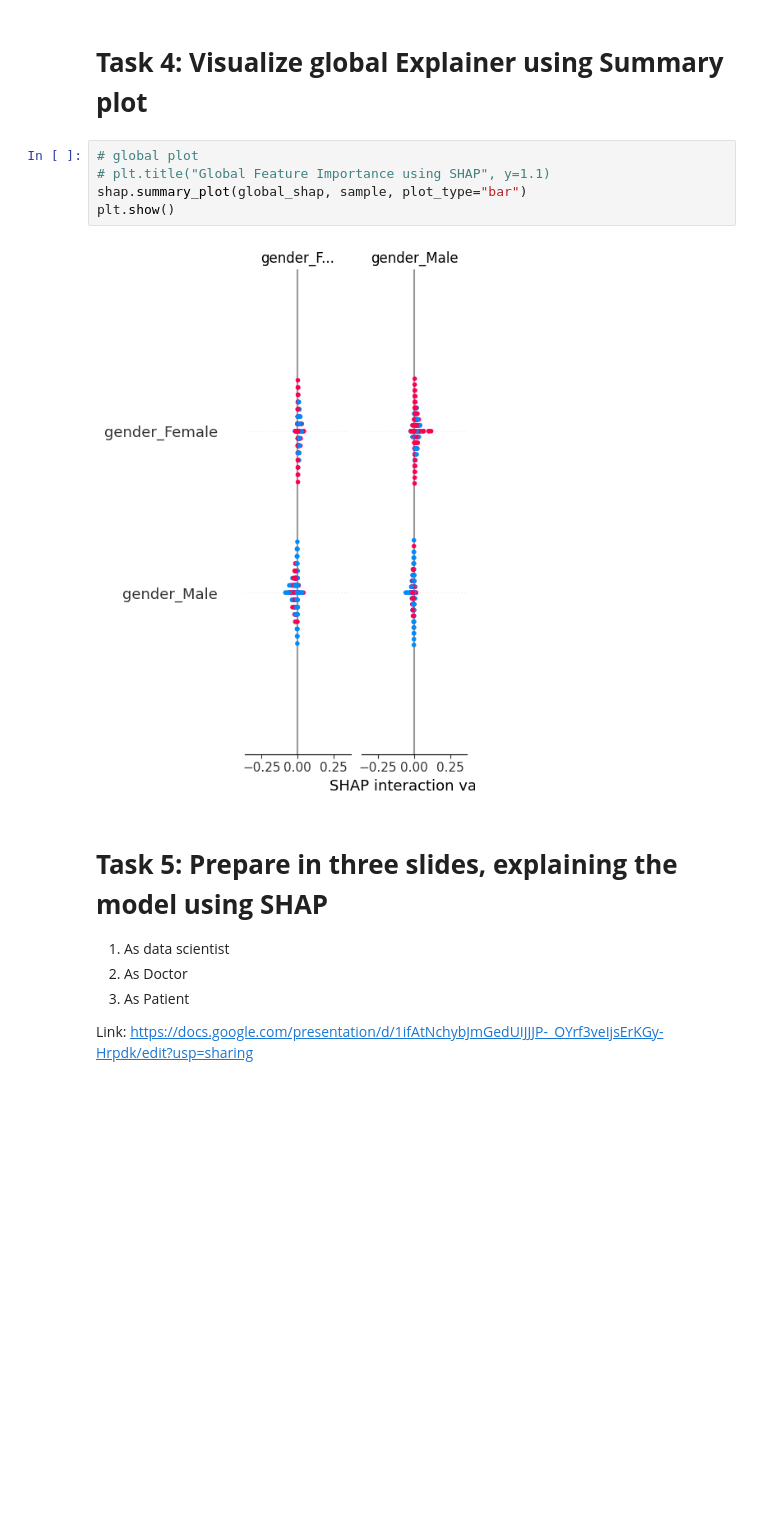
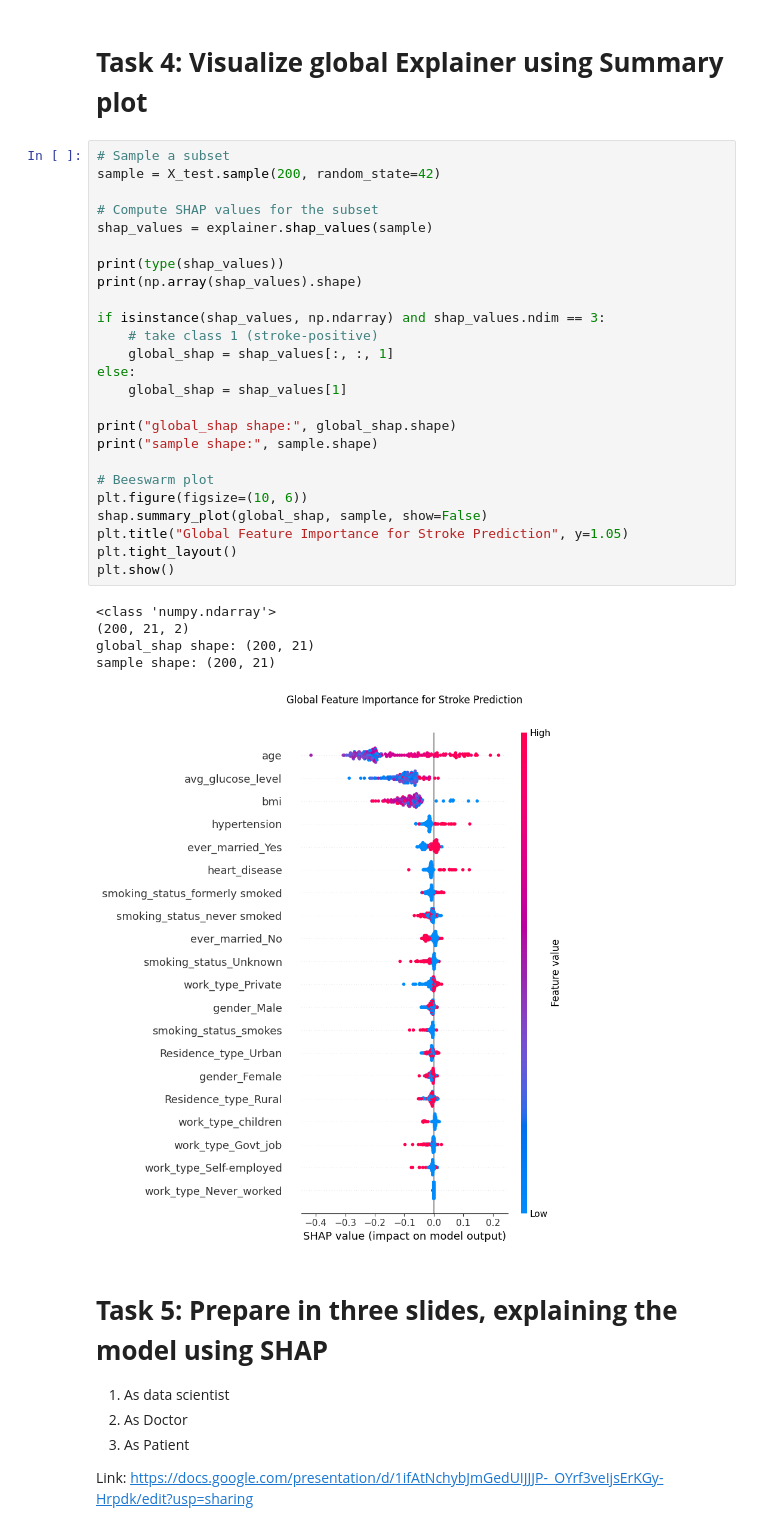
Before and after one commit to esther-pui/WQF7009-Assignment-1, a Jupyter notebook: stroke_prediction.ipynb, the cells around one changed output. Drawn from its saved outputs; the diff is of its cells as text; blank space fills up the shorter version.

```diff
--- a/stroke_prediction.ipynb
+++ b/stroke_prediction.ipynb
@@ -224,12 +224,36 @@ plt.show()
 # %% [markdown]
 # **Task 4: Visualize global Explainer using Summary plot**
-# %%
-# global plot
-# plt.title("Global Feature Importance using SHAP", y=1.1)
-shap.summary_plot(global_shap, sample, plot_type="bar")
-plt.show()
-# %% [output]
-[figure, removed]
+# %%
+# Sample a subset
+sample = X_test.sample(200, random_state=42)
+
+# Compute SHAP values for the subset
+shap_values = explainer.shap_values(sample)
+
+print(type(shap_values))
+print(np.array(shap_values).shape)
+
+if isinstance(shap_values, np.ndarray) and shap_values.ndim == 3:
+    # take class 1 (stroke-positive)
+    global_shap = shap_values[:, :, 1]
+else:
+    global_shap = shap_values[1]
+
+print("global_shap shape:", global_shap.shape)
+print("sample shape:", sample.shape)
+
+# Beeswarm plot
+plt.figure(figsize=(10, 6))
+shap.summary_plot(global_shap, sample, show=False)
+plt.title("Global Feature Importance for Stroke Prediction", y=1.05)
+plt.tight_layout()
+plt.show()
+# %% [output]
+<class 'numpy.ndarray'>
+(200, 21, 2)
+global_shap shape: (200, 21)
+sample shape: (200, 21)
+[figure, added]
 # %% [markdown]
 # **Task 5: Prepare in three slides, explaining the model using SHAP**
 1. As data scientist
```
Also changed, not shown: parts of 17 cells of this notebook.
